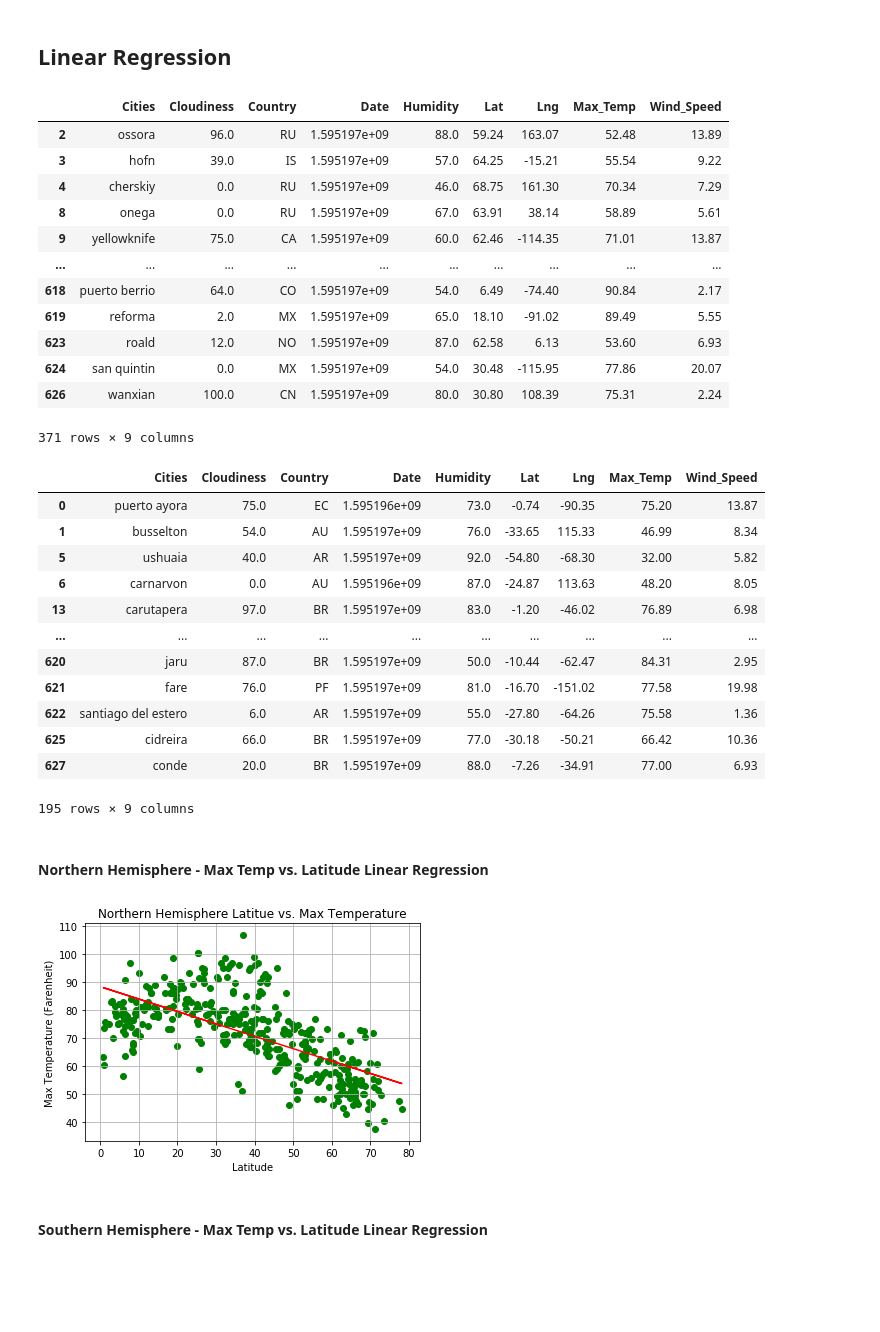
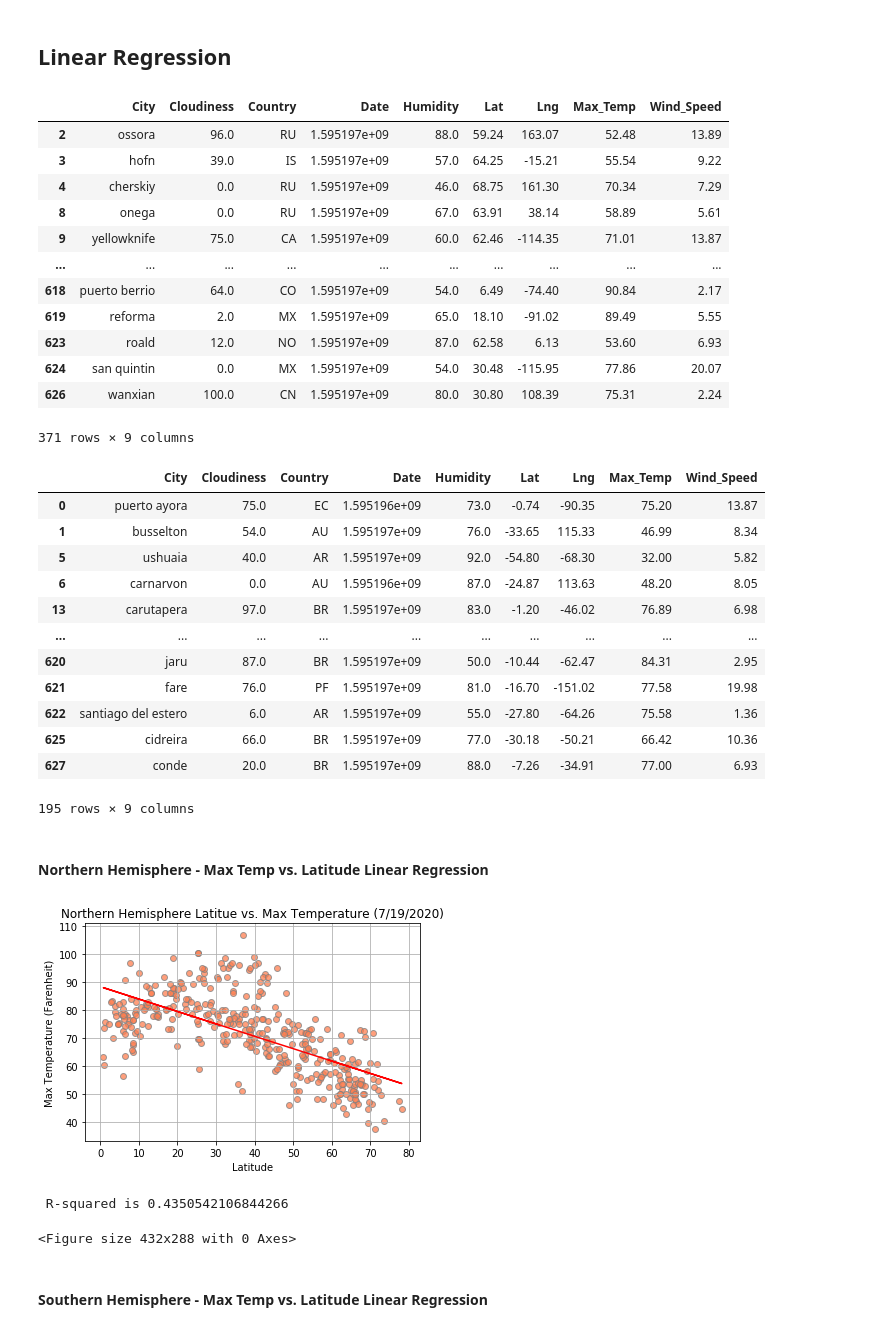
Before and after one commit to liliana-ilut/python-api-challenge, a Jupyter notebook: WeatherPy/WeatherPy.ipynb, the cells around one changed output. Saved outputs shown, nothing was run; the diff lists cells and outputs as text; code cells hidden in the pictures; blank space fills up the shorter version.

```diff
--- a/WeatherPy/WeatherPy.ipynb
+++ b/WeatherPy/WeatherPy.ipynb
@@ -125,8 +125,9 @@ Requesting  628 ...... chatsu .....Empty value, try again...
 * Export the city data into a .csv.
 * Display the DataFrame
 # %%
+#display the data frame
 cities_df = pd.DataFrame({
-                            " Cities" : cities,
+                            "City" : cities,
                             "Cloudiness" : Cloudiness,
                             "Country" : Country,
                             "Date" : Date,
@@ -270,0 +206,14 @@ clean_city_data_df
+# %%
+nan_value = float("NaN")
+cities_df.replace("", nan_value, inplace = True)
+cities_df.dropna(subset = ["Cloudiness"], inplace = True)
+cities_df.dropna(subset = ["Country"], inplace = True)
+cities_df.dropna(subset = ["Cloudiness"], inplace = True)
+cities_df.dropna(subset = ["Date"], inplace = True)
+cities_df.dropna(subset = ["Humidity"], inplace = True)
+cities_df.dropna(subset = ["Lat"], inplace = True)
+cities_df.dropna(subset = ["Lng"], inplace = True)
+cities_df.dropna(subset = ["Max_Temp"], inplace = True)
+cities_df.dropna(subset = ["Wind_Speed"], inplace = True)
+clean_city_data_df = cities_df
+clean_city_data_df
@@ -388,7 +352,7 @@ plt.show()
 northern_hemisphere_df = clean_city_data_df[clean_city_data_df["Lat"]>0]
 northern_hemisphere_df
 # %% [output]
-|  | Cities | Cloudiness | Country | Date | Humidity | Lat | Lng | Max_Temp | Wind_Speed |
+|  | City | Cloudiness | Country | Date | Humidity | Lat | Lng | Max_Temp | Wind_Speed |
 | 2 | ossora | 96.0 | RU | 1.595197e+09 | 88.0 | 59.24 | 163.07 | 52.48 | 13.89 |
 | 3 | hofn | 39.0 | IS | 1.595197e+09 | 57.0 | 64.25 | -15.21 | 55.54 | 9.22 |
 | 4 | cherskiy | 0.0 | RU | 1.595197e+09 | 46.0 | 68.75 | 161.30 | 70.34 | 7.29 |
@@ -405,7 +369,7 @@ northern_hemisphere_df
 southern_hemisphere_df = clean_city_data_df[clean_city_data_df["Lat"]<0]
 southern_hemisphere_df
 # %% [output]
-|  | Cities | Cloudiness | Country | Date | Humidity | Lat | Lng | Max_Temp | Wind_Speed |
+|  | City | Cloudiness | Country | Date | Humidity | Lat | Lng | Max_Temp | Wind_Speed |
 | 0 | puerto ayora | 75.0 | EC | 1.595196e+09 | 73.0 | -0.74 | -90.35 | 75.20 | 13.87 |
 | 1 | busselton | 54.0 | AU | 1.595197e+09 | 76.0 | -33.65 | 115.33 | 46.99 | 8.34 |
 | 5 | ushuaia | 40.0 | AR | 1.595197e+09 | 92.0 | -54.80 | -68.30 | 32.00 | 5.82 |
@@ -423,19 +387,23 @@ southern_hemisphere_df
 # %%
 n_lat = northern_hemisphere_df ["Lat"]
 n_temp = northern_hemisphere_df ["Max_Temp"]
 
 (slope, intercept, rvalue, pvalue, stderr) = linregress(n_lat, n_temp)
 regress_values = n_lat * slope + intercept
 line_eq = "y = " + str(round(slope,4)) + "x + " + str(round(intercept,4))
 plt.plot(n_lat,regress_values,"r-")
-plt.scatter(n_lat, n_temp,color="green")
+plt.scatter(n_lat, n_temp,color="coral", edgecolors="grey", alpha=0.75)
 plt.xlabel("Latitude")
 plt.ylabel("Max Temperature (Farenheit)")
-plt.title("Northern Hemisphere Latitue vs. Max Temperature")
+plt.title("Northern Hemisphere Latitue vs. Max Temperature (7/19/2020)")
 plt.grid()
 plt.show()
+plt.savefig("Figures/Regression_North_Lat_vs_Temperature.png")
+print(f" R-squared is {rvalue**2}")
 # %% [output]
-[figure, old version]
+[figure, new version]
+ R-squared is 0.4350542106844266
+<Figure size 432x288 with 0 Axes>
 # %% [markdown]
 ####  Southern Hemisphere - Max Temp vs. Latitude Linear Regression
 # %%
```
Also changed, not shown: parts of 29 cells of this notebook, 14 other files.
